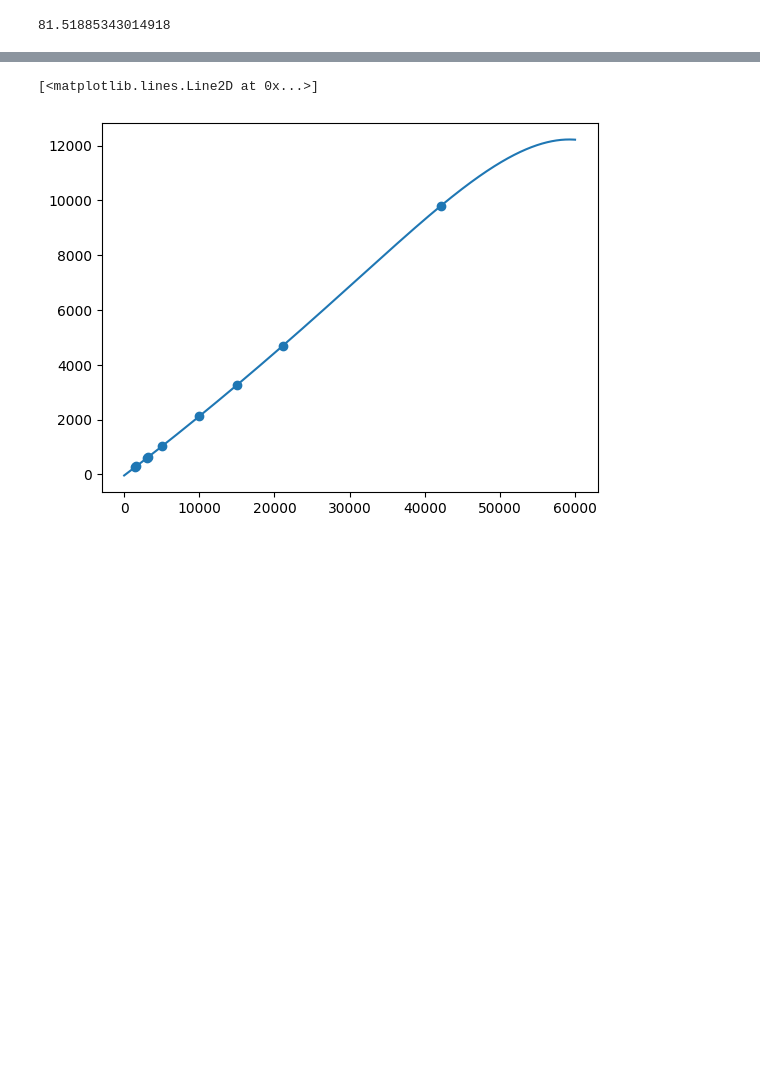
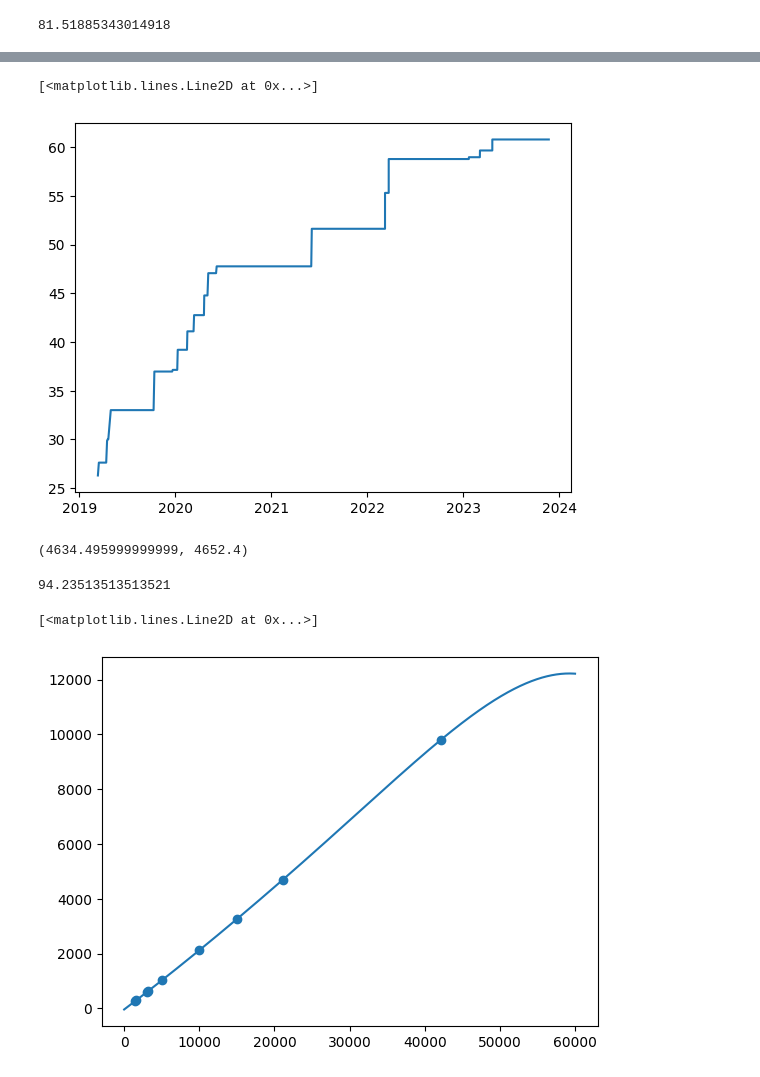
Before and after one commit to julienroulle/stridze-tools, a Jupyter notebook: notebooks/extract_data.ipynb, the cells around one changed output, grey strips where cells are left out. Saved outputs shown, nothing was run; the diff lists cells and outputs as text; code cells hidden in the pictures; blank space fills up the shorter version.

```diff
--- a/notebooks/extract_data.ipynb
+++ b/notebooks/extract_data.ipynb
@@ -65,0 +125,2 @@ FCM
+# %%
+df = df.sort_values(by='start_time')
@@ -66,3 +142,17 @@ FCM
+# %%
+plt.plot(df.start_time.values, np.maximum.accumulate(df.vdot))
+# %% [output]
+[<matplotlib.lines.Line2D at 0x...>]
+[figure, added]
+# %%
+2682 * 1.2 ** 3, 3877 * 1.2
+# %% [output]
+(4634.495999999999, 4652.4)
+# %%
+import datetime
+(4634.5 - 4136.4) / (datetime.date(2023, 12, 31) - datetime.date.today()).days * 7
+# %% [output]
+94.23513513513521
 # %%
 import numpy as np
 import pandas as pd
```
Also changed, not shown: parts of 20 cells of this notebook, 33 other files.
